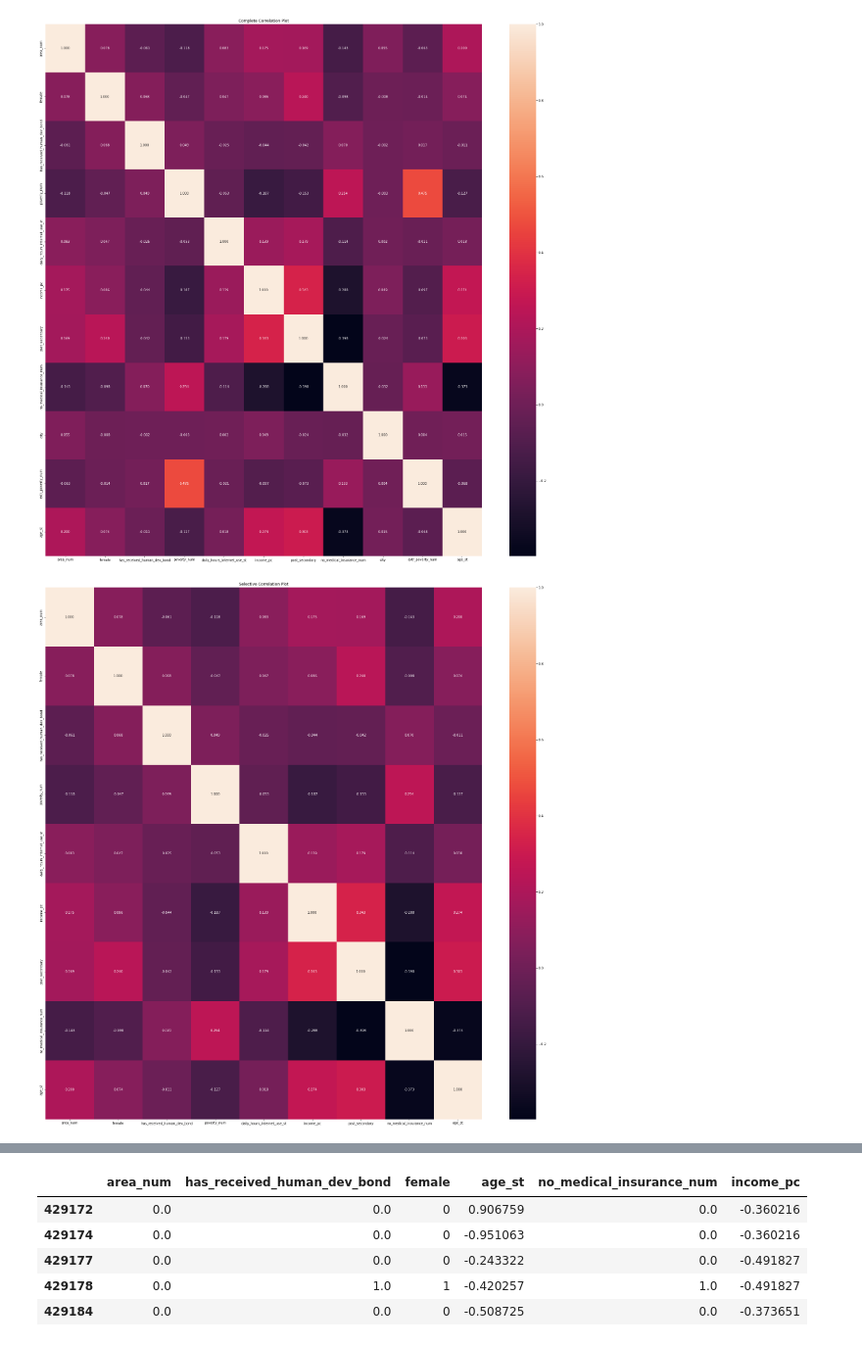
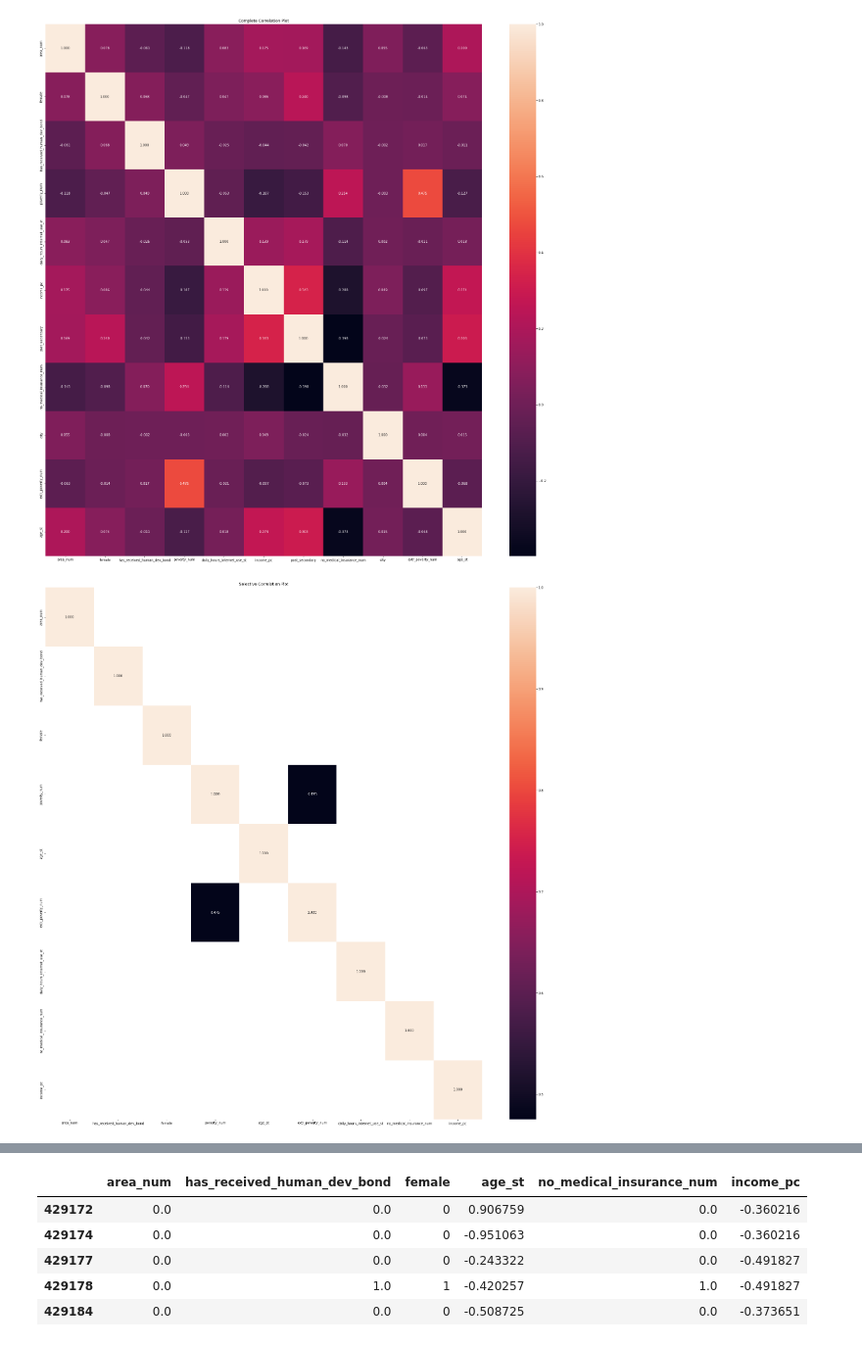
Before and after one commit to sipheleledanisa/comp-social-science, a Jupyter notebook: functioning script.ipynb, the cells around one changed output, grey strips where cells are left out. Shown at 98% size. Saved outputs shown, nothing was run; the diff lists cells and outputs as text; code cells hidden in the pictures.

```diff
--- a/functioning script.ipynb
+++ b/functioning script.ipynb
@@ -126,19 +126,19 @@ plt.show()
 # %%
 ##Focused Correlations
 
-data_filtered_copy = data_filtered[['area_num', 'female', 'has_received_human_dev_bond',
-       'poverty_num', 'daily_hours_internet_use_st', "income_pc", "post_secondary",
-       'no_medical_insurance_num','age_st']]
+data_filtered_copy = data_filtered[["area_num", "has_received_human_dev_bond","female",
+          "poverty_num", "age_st","extr_poverty_num","daily_hours_internet_use_st", "no_medical_insurance_num", "income_pc"]]
 corr = data_filtered_copy.corr()
+corr = corr[corr>0.3]
 plt.figure(figsize=(30,30))
 sns.heatmap(corr,
             annot=True, fmt=".3f",
             xticklabels=corr.columns.values,
             yticklabels=corr.columns.values)
 plt.title("Selective Correlation Plot")
 plt.savefig('selective_correlations_area.png')
 plt.show()
 # %% [output]
-[figure, old version]
+[figure, new version]
 # %%
 ## Getting x-features and y as the outcomes
```
Also changed, not shown: parts of 32 cells of this notebook.
